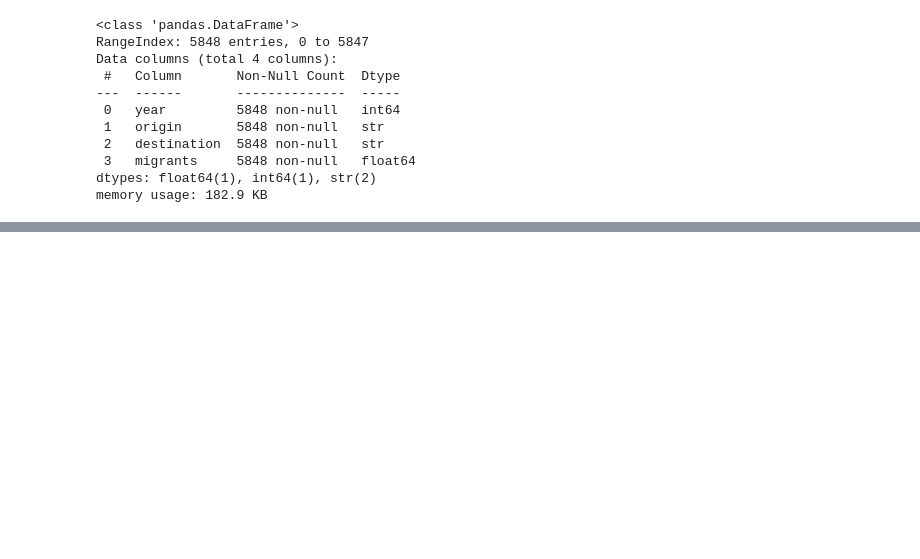
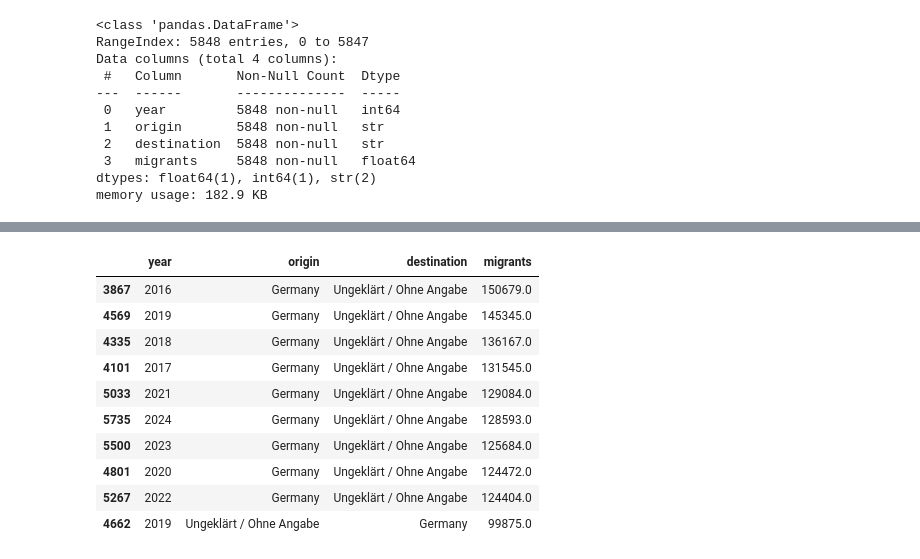
Before and after one commit to andronix82/german-migration-analysis, a Jupyter notebook: notebooks/03_migration_network.ipynb, the cells around one changed output, grey strips where cells are left out. Cells and saved outputs as stored; diff of their text form; code cells hidden in the pictures; blank space fills up the shorter version.

```diff
--- a/notebooks/03_migration_network.ipynb
+++ b/notebooks/03_migration_network.ipynb
@@ -52,0 +174,20 @@ memory usage: 182.9 KB
+# %%
+# Strongest Migration Flows
+top_flows = df_network.sort_values(
+    "migrants",
+    ascending=False
+).head(10)
+
+top_flows
+# %% [output]
+|  | year | origin | destination | migrants |
+| 3867 | 2016 | Germany | Ungeklärt / Ohne Angabe | 150679.0 |
+| 4569 | 2019 | Germany | Ungeklärt / Ohne Angabe | 145345.0 |
+| 4335 | 2018 | Germany | Ungeklärt / Ohne Angabe | 136167.0 |
+| 4101 | 2017 | Germany | Ungeklärt / Ohne Angabe | 131545.0 |
+| 5033 | 2021 | Germany | Ungeklärt / Ohne Angabe | 129084.0 |
+| 5735 | 2024 | Germany | Ungeklärt / Ohne Angabe | 128593.0 |
+| 5500 | 2023 | Germany | Ungeklärt / Ohne Angabe | 125684.0 |
+| 4801 | 2020 | Germany | Ungeklärt / Ohne Angabe | 124472.0 |
+| 5267 | 2022 | Germany | Ungeklärt / Ohne Angabe | 124404.0 |
+| 4662 | 2019 | Ungeklärt / Ohne Angabe | Germany | 99875.0 |
```
Also changed, not shown: parts of 11 cells of this notebook, 10 other files.
